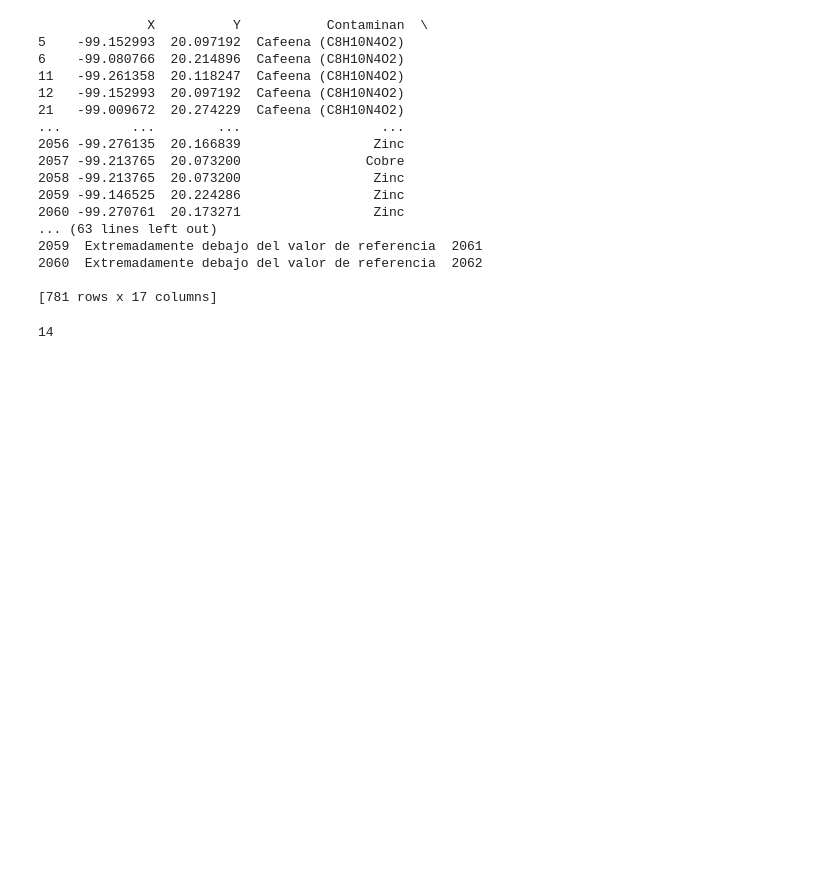
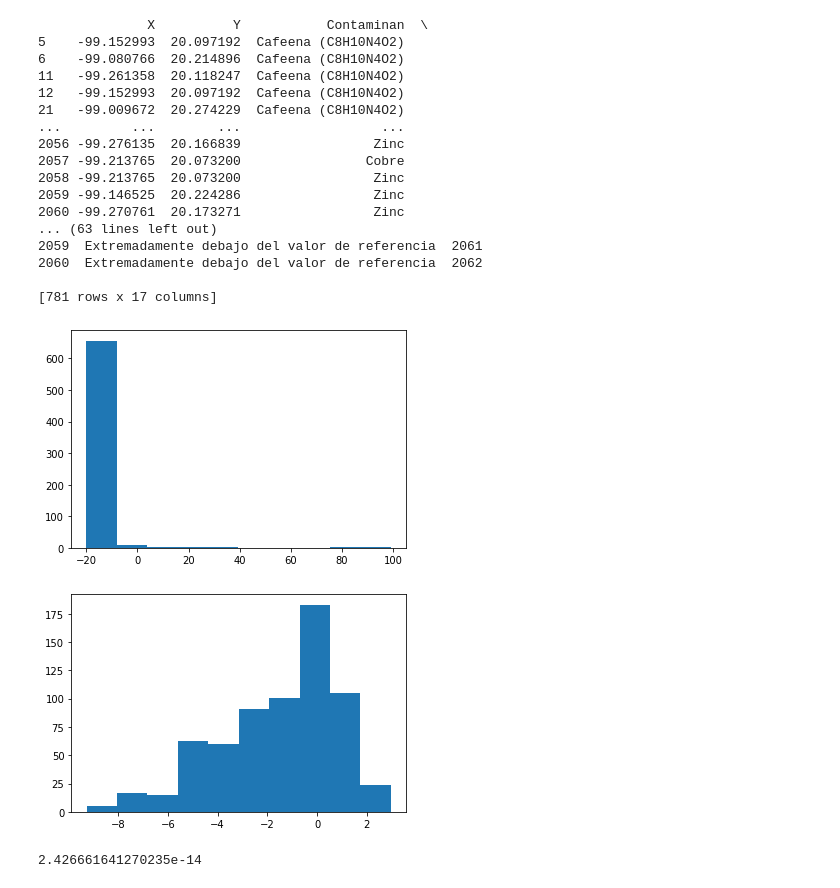
Before and after one commit to JairEsc/Fordecyt, a Jupyter notebook: Tipos_materiales_logaritmizacion_normalidad.ipynb, the cells around one changed output. Drawn from its saved outputs; the diff is of its cells as text; code cells hidden in the pictures; blank space fills up the shorter version.

```diff
--- a/Tipos_materiales_logaritmizacion_normalidad.ipynb
+++ b/Tipos_materiales_logaritmizacion_normalidad.ipynb
@@ -113,8 +159,16 @@ See the caveats in the documentation: https://pandas.pydata.org/pandas-docs/stab
 2060  Extremadamente debajo del valor de referencia  2062
 
 [781 rows x 17 columns]
-# %%
-Met=Base[Base['CLASIFICAC']=='Metales pesados y compuestos organoestennicos']
-np.sum(Met['C/VR']>=np.mean(Met['C/VR']))
-# %% [output]
-14
+# %%
+metales=Base[Base['CLASIFICAC']=='Metales pesados y compuestos organoestennicos']
+plt.hist(metales.loc[metales['C/VR'] <np.mean(metales['C/VR'])]['C/VR']-20)#98% de los datos
+plt.show()
+nueva=metales.loc[metales['C/VR'] <np.mean(metales['C/VR'])-120]['C/VR']
+plt.hist(np.log(nueva))#Quitando datos
+plt.show()
+p3=shapiro(np.log(nueva)).pvalue
+p3
+# %% [output]
+[figure, added]
+[figure, added]
+2.426661641270235e-14
```
Also changed, not shown: parts of 4 cells of this notebook.
